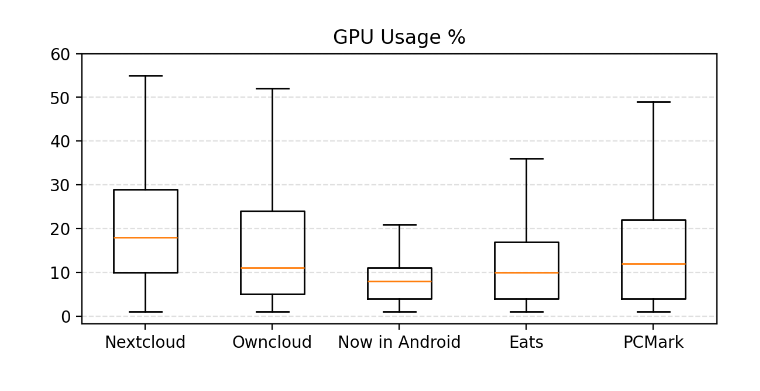
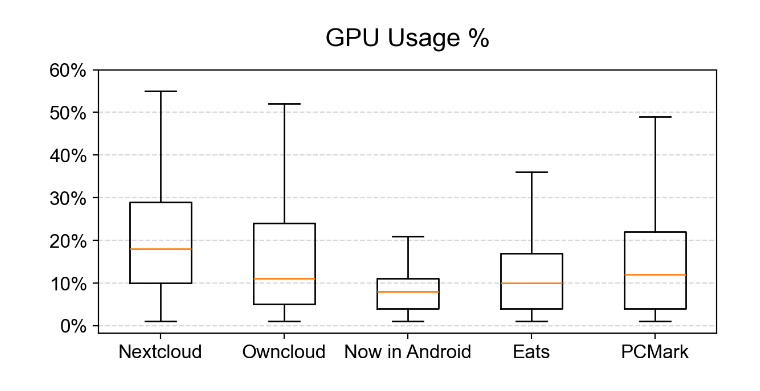
Before and after one commit to aetheryx/gpu-benchmarks, a Jupyter notebook: analysis/gpu_usage.ipynb, the cells around one changed output. Cells and saved outputs as stored; diff of their text form; code cells hidden in the pictures.

Commit message:
analysis: fix fonts, labels, spacing

```diff
--- a/analysis/gpu_usage.ipynb
+++ b/analysis/gpu_usage.ipynb
@@ -4,6 +4,9 @@ from typing import List
 import matplotlib.pyplot as plt
 import pandas as pd
 import numpy as np
+
+plt.rcParams['font.family'] = 'Arial'
+plt.rcParams['font.size'] = 12
 # %%
 cases = ['Nextcloud', 'Owncloud', 'Now in Android', 'Eats', 'PCMark']
 usages: List[pd.Series] = []
@@ -16,18 +19,22 @@ for case in cases:
 # %%
 ax: plt.Axes
 fig, ax = plt.subplots(nrows=1, ncols=1, figsize=(7, 3), dpi=200)
 
-plt.title('GPU Usage %')
+plt.title('GPU Usage %', fontsize=16, pad=15)
 
 ax.boxplot(
     x = usages,
     showfliers=False,
 )
 
+# x axis
 ax.set_xticks(ticks=np.arange(len(cases)) + 1, labels=cases)
-ax.set_yticks(ticks=np.arange(0, 61, 10))
-ax.yaxis.grid(visible=True, linestyle='--', color='grey', alpha=0.25)
+
+# y axis
+ticks = np.arange(0, 61, 10)
+ax.set_yticks(ticks=ticks, labels=[f'{tick}%' for tick in ticks])
+ax.yaxis.grid(visible=True, linestyle='--', color='grey', alpha=0.3)
 
 plt.show()
 # %% [output]
-[figure, old version]
+[figure, new version]
```
Also changed, not shown: parts of 1 cell of this notebook, 6 other files.
